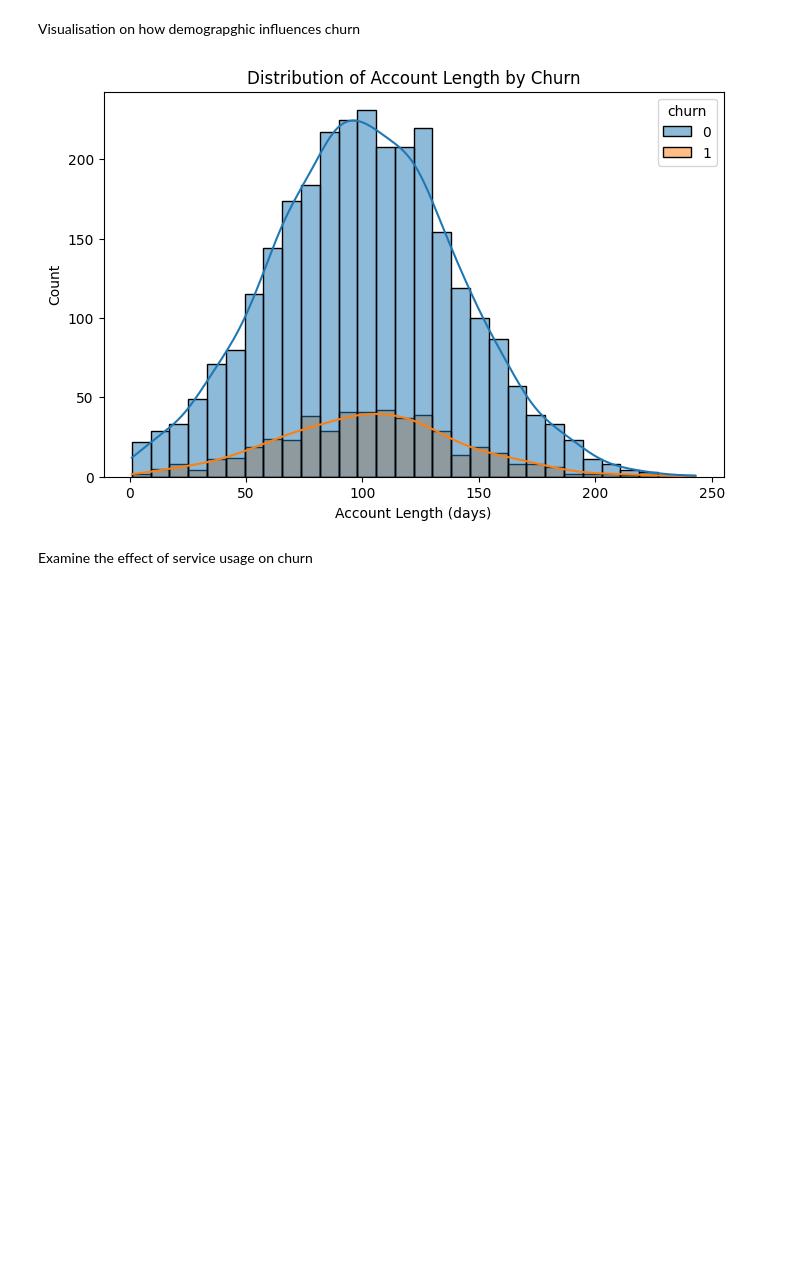
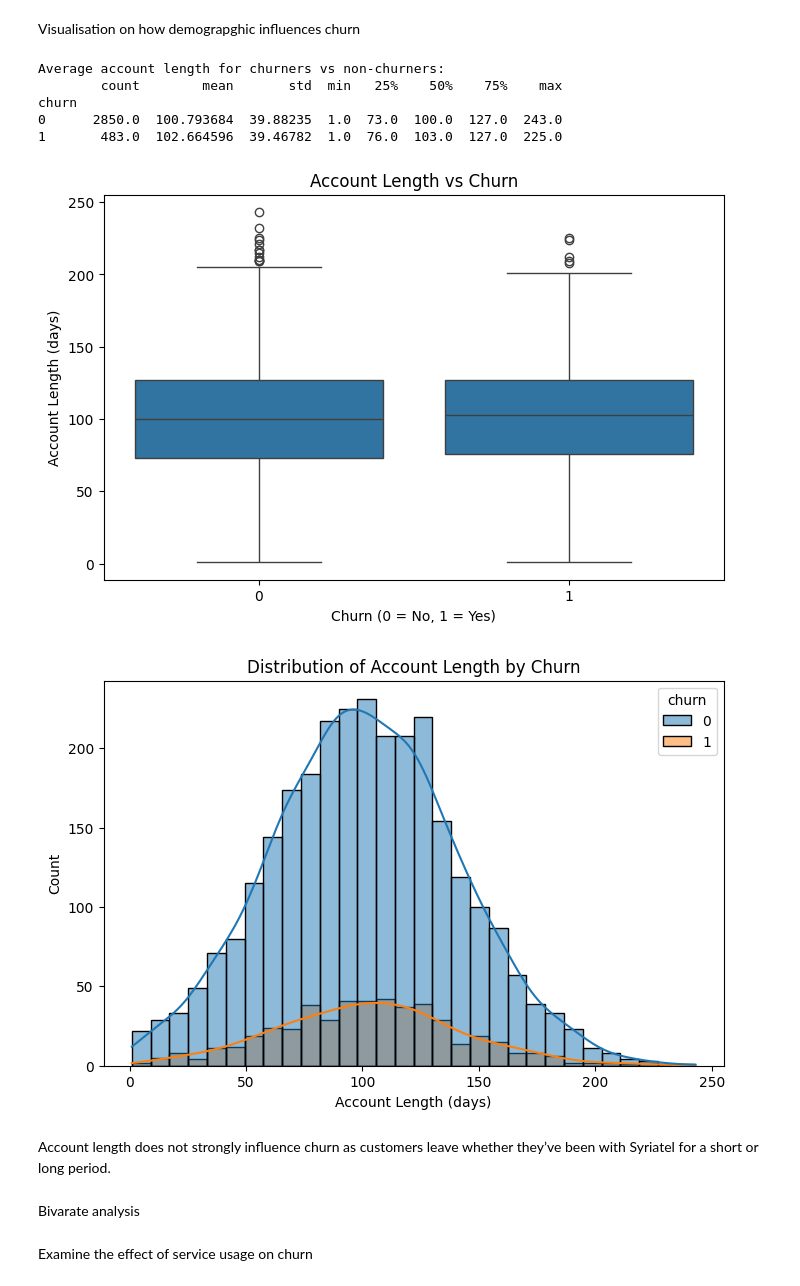
Before and after one commit to Limo-Vincent/Group_9_Phase_3_project, a Jupyter notebook: SyriaTel.ipynb, the cells around one changed output. Saved outputs shown, nothing was run; the diff lists cells and outputs as text; code cells hidden in the pictures; blank space fills up the shorter version.

Commit message:
Update SyriaTel notebook and data files

```diff
--- a/SyriaTel.ipynb
+++ b/SyriaTel.ipynb
@@ -161,16 +164,36 @@ SyriaTel_cleaned.head()
 EXPLANATORY DATA ANALYSIS
 # %% [markdown]
 Visualisation on how demograpghic influences churn
-# %%
-#histogram to show the distribution of account length by churn
-plt.figure(figsize=(8,5))
-sns.histplot(data = SyriaTel_cleaned, x='account length', hue='churn', kde=True, bins=30)
-plt.title("Distribution of Account Length by Churn")
-plt.xlabel("Account Length (days)")
-plt.ylabel("Count")
-plt.show()
-# %% [output]
-[figure, removed]
+# %%
+#Summary statistics of account length by churn
+print("Average account length for churners vs non-churners:")
+print(SyriaTel_cleaned.groupby('churn')['account length'].describe())
+#Boxplot to visualize distribution
+plt.figure(figsize=(8,5))
+sns.boxplot(x='churn', y='account length', data=SyriaTel_cleaned)
+plt.title("Account Length vs Churn")
+plt.xlabel("Churn (0 = No, 1 = Yes)")
+plt.ylabel("Account Length (days)")
+plt.show()
+#Histogram
+plt.figure(figsize=(8,5))
+sns.histplot(data=SyriaTel_cleaned, x='account length', hue='churn', kde=True, bins=30)
+plt.title("Distribution of Account Length by Churn")
+plt.xlabel("Account Length (days)")
+plt.ylabel("Count")
+plt.show()
+# %% [output]
+Average account length for churners vs non-churners:
+        count        mean       std  min   25%    50%    75%    max
+churn
+0      2850.0  100.793684  39.88235  1.0  73.0  100.0  127.0  243.0
+1       483.0  102.664596  39.46782  1.0  76.0  103.0  127.0  225.0
+[figure, added]
+[figure, added]
+# %% [markdown]
+Account length does not strongly influence churn as customers leave whether they’ve been with Syriatel for a short or long period.
+# %% [markdown]
+Bivarate analysis
 # %% [markdown]
 Examine the effect of service usage on churn
 # %%
```
Also changed, not shown: parts of 71 cells of this notebook, 2 other files.
